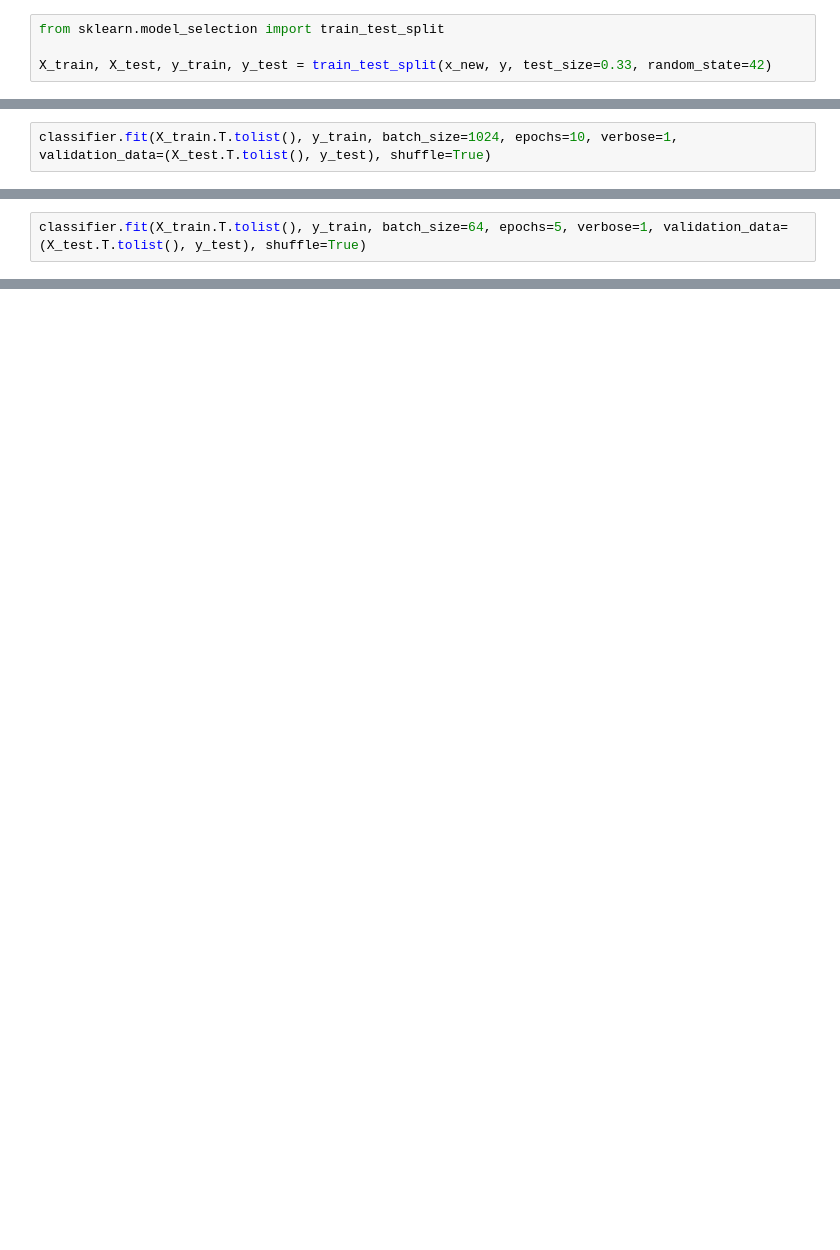
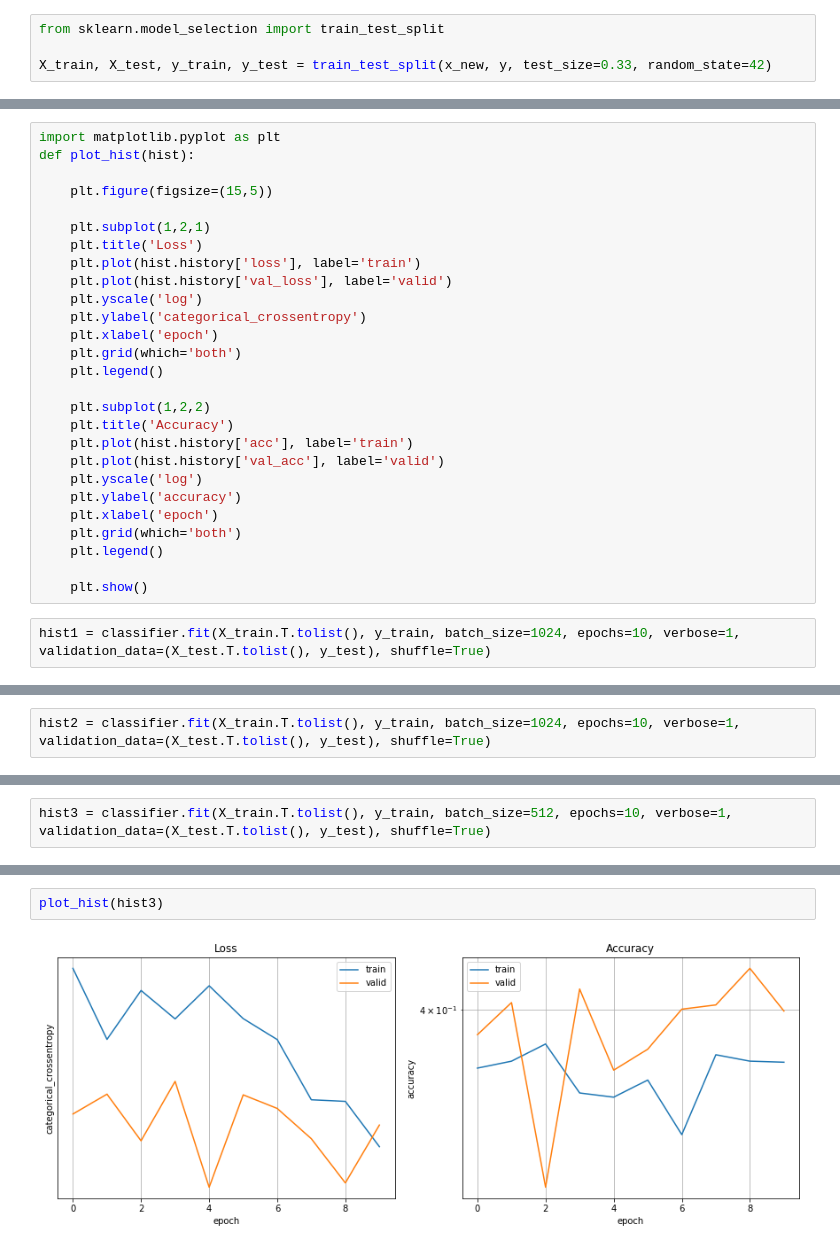
Before and after one commit to amarion35/TBP-AS, a Jupyter notebook: model/test.ipynb, the cells around one changed output, grey strips where cells are left out. Cells and saved outputs as stored; diff of their text form; blank space fills up the shorter version.

```diff
--- a/model/test.ipynb
+++ b/model/test.ipynb
@@ -170,5 +169,32 @@ X_train[:10].T.tolist()
+# %%
+import matplotlib.pyplot as plt
+def plot_hist(hist):
+
+    plt.figure(figsize=(15,5))
+
+    plt.subplot(1,2,1)
+    plt.title('Loss')
+    plt.plot(hist.history['loss'], label='train')
+    plt.plot(hist.history['val_loss'], label='valid')
+    plt.yscale('log')
+    plt.ylabel('categorical_crossentropy')
+    plt.xlabel('epoch')
+    plt.grid(which='both')
+    plt.legend()
+
+    plt.subplot(1,2,2)
+    plt.title('Accuracy')
+    plt.plot(hist.history['acc'], label='train')
+    plt.plot(hist.history['val_acc'], label='valid')
+    plt.yscale('log')
+    plt.ylabel('accuracy')
+    plt.xlabel('epoch')
+    plt.grid(which='both')
+    plt.legend()
+
+    plt.show()
 # %%
-classifier.fit(X_train.T.tolist(), y_train, batch_size=1024, epochs=10, verbose=1, validation_data=(X_test.T.tolist(), y_test), shuffle=True)
+hist1 = classifier.fit(X_train.T.tolist(), y_train, batch_size=1024, epochs=10, verbose=1, validation_data=(X_test.T.tolist(), y_test), shuffle=True)
 # %% [output]
 Train on 464151 samples, validate on 228612 samples
 Epoch 1/10
@@ -191,2 +223,2 @@ Epoch 10/10
 # %%
-classifier.fit(X_train.T.tolist(), y_train, batch_size=64, epochs=5, verbose=1, validation_data=(X_test.T.tolist(), y_test), shuffle=True)
+hist2 = classifier.fit(X_train.T.tolist(), y_train, batch_size=1024, epochs=10, verbose=1, validation_data=(X_test.T.tolist(), y_test), shuffle=True)
@@ -192,0 +247,2 @@ classifier.fit(X_train.T.tolist(), y_train, batch_size=64, epochs=5, verbose=1,
+# %%
+hist3 = classifier.fit(X_train.T.tolist(), y_train, batch_size=512, epochs=10, verbose=1, validation_data=(X_test.T.tolist(), y_test), shuffle=True)
@@ -192,0 +267,4 @@ classifier.fit(X_train.T.tolist(), y_train, batch_size=64, epochs=5, verbose=1,
+# %%
+plot_hist(hist3)
+# %% [output]
+[figure, added]
```
Also changed, not shown: parts of 16 cells of this notebook, 2 other files.
